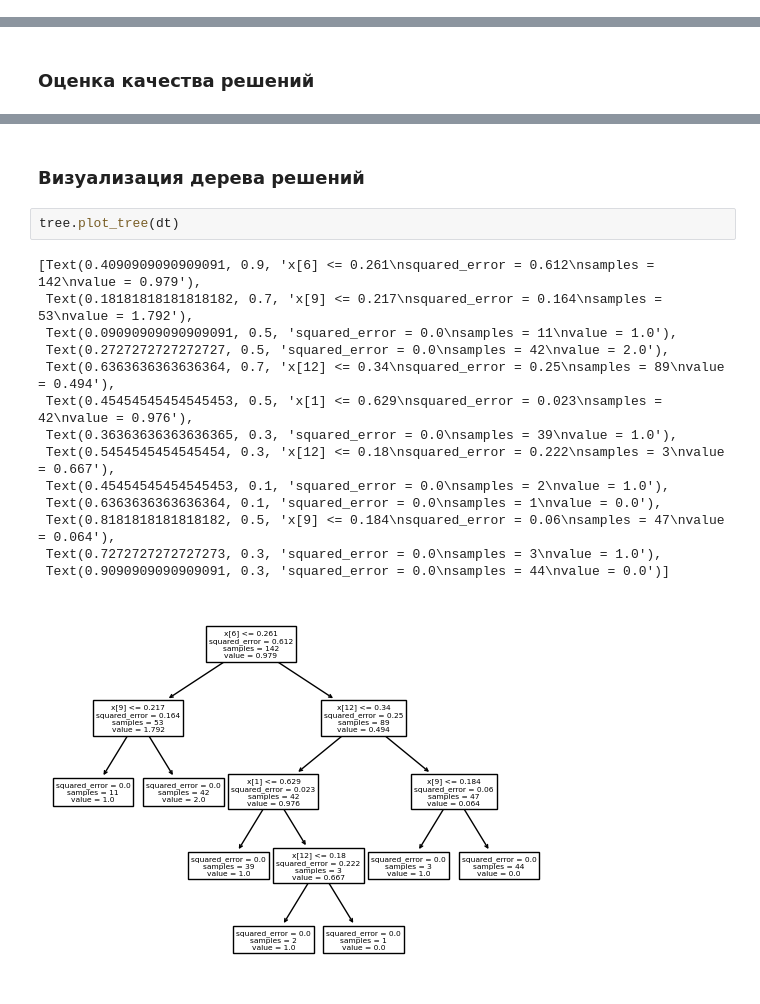
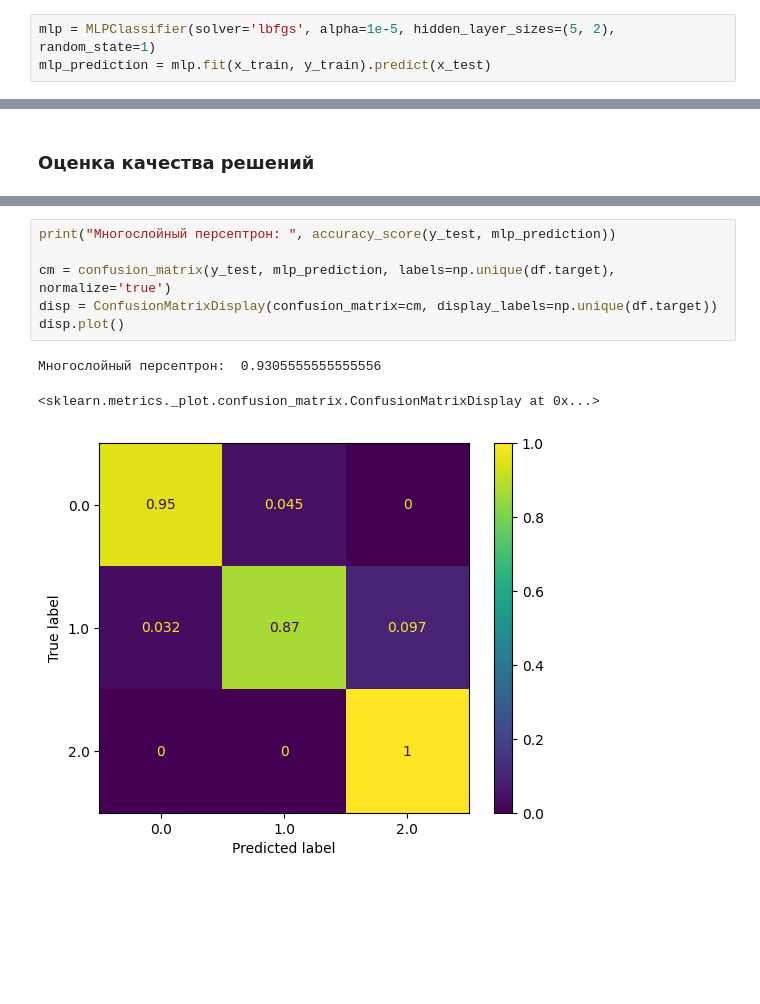
Before and after one commit to viktoranddd/TMO_2023, a Jupyter notebook: Лабораторная работа №5/lab5.ipynb, the cells around one changed output, grey strips where cells are left out. Saved outputs shown, nothing was run; the diff lists cells and outputs as text; blank space fills up the shorter version.

```diff
--- a/Лабораторная работа №5/lab5.ipynb
+++ b/Лабораторная работа №5/lab5.ipynb
@@ -176,0 +200,3 @@ Accuracy score=0.9722222222222222
+# %%
+mlp = MLPClassifier(solver='lbfgs', alpha=1e-5, hidden_layer_sizes=(5, 2), random_state=1)
+mlp_prediction = mlp.fit(x_train, y_train).predict(x_test)
@@ -258,19 +251,10 @@ dt_fl, dt_fd = draw_feature_importances(dt, x)
-# %% [markdown]
-### Визуализация дерева решений
-# %%
-tree.plot_tree(dt)
-# %% [output]
-[Text(0.4090909090909091, 0.9, 'x[6] <= 0.261\nsquared_error = 0.612\nsamples = 142\nvalue = 0.979'),
- Text(0.18181818181818182, 0.7, 'x[9] <= 0.217\nsquared_error = 0.164\nsamples = 53\nvalue = 1.792'),
- Text(0.09090909090909091, 0.5, 'squared_error = 0.0\nsamples = 11\nvalue = 1.0'),
- Text(0.2727272727272727, 0.5, 'squared_error = 0.0\nsamples = 42\nvalue = 2.0'),
- Text(0.6363636363636364, 0.7, 'x[12] <= 0.34\nsquared_error = 0.25\nsamples = 89\nvalue = 0.494'),
- Text(0.45454545454545453, 0.5, 'x[1] <= 0.629\nsquared_error = 0.023\nsamples = 42\nvalue = 0.976'),
- Text(0.36363636363636365, 0.3, 'squared_error = 0.0\nsamples = 39\nvalue = 1.0'),
- Text(0.5454545454545454, 0.3, 'x[12] <= 0.18\nsquared_error = 0.222\nsamples = 3\nvalue = 0.667'),
- Text(0.45454545454545453, 0.1, 'squared_error = 0.0\nsamples = 2\nvalue = 1.0'),
- Text(0.6363636363636364, 0.1, 'squared_error = 0.0\nsamples = 1\nvalue = 0.0'),
- Text(0.8181818181818182, 0.5, 'x[9] <= 0.184\nsquared_error = 0.06\nsamples = 47\nvalue = 0.064'),
- Text(0.7272727272727273, 0.3, 'squared_error = 0.0\nsamples = 3\nvalue = 1.0'),
- Text(0.9090909090909091, 0.3, 'squared_error = 0.0\nsamples = 44\nvalue = 0.0')]
-[figure, removed]
+# %%
+print("Многослойный персептрон: ", accuracy_score(y_test, mlp_prediction))
+
+cm = confusion_matrix(y_test, mlp_prediction, labels=np.unique(df.target), normalize='true')
+disp = ConfusionMatrixDisplay(confusion_matrix=cm, display_labels=np.unique(df.target))
+disp.plot()
+# %% [output]
+Многослойный персептрон:  0.9305555555555556
+<sklearn.metrics._plot.confusion_matrix.ConfusionMatrixDisplay at 0x...>
+[figure, added]
```
Also changed, not shown: parts of 16 cells of this notebook, 14 other files.
